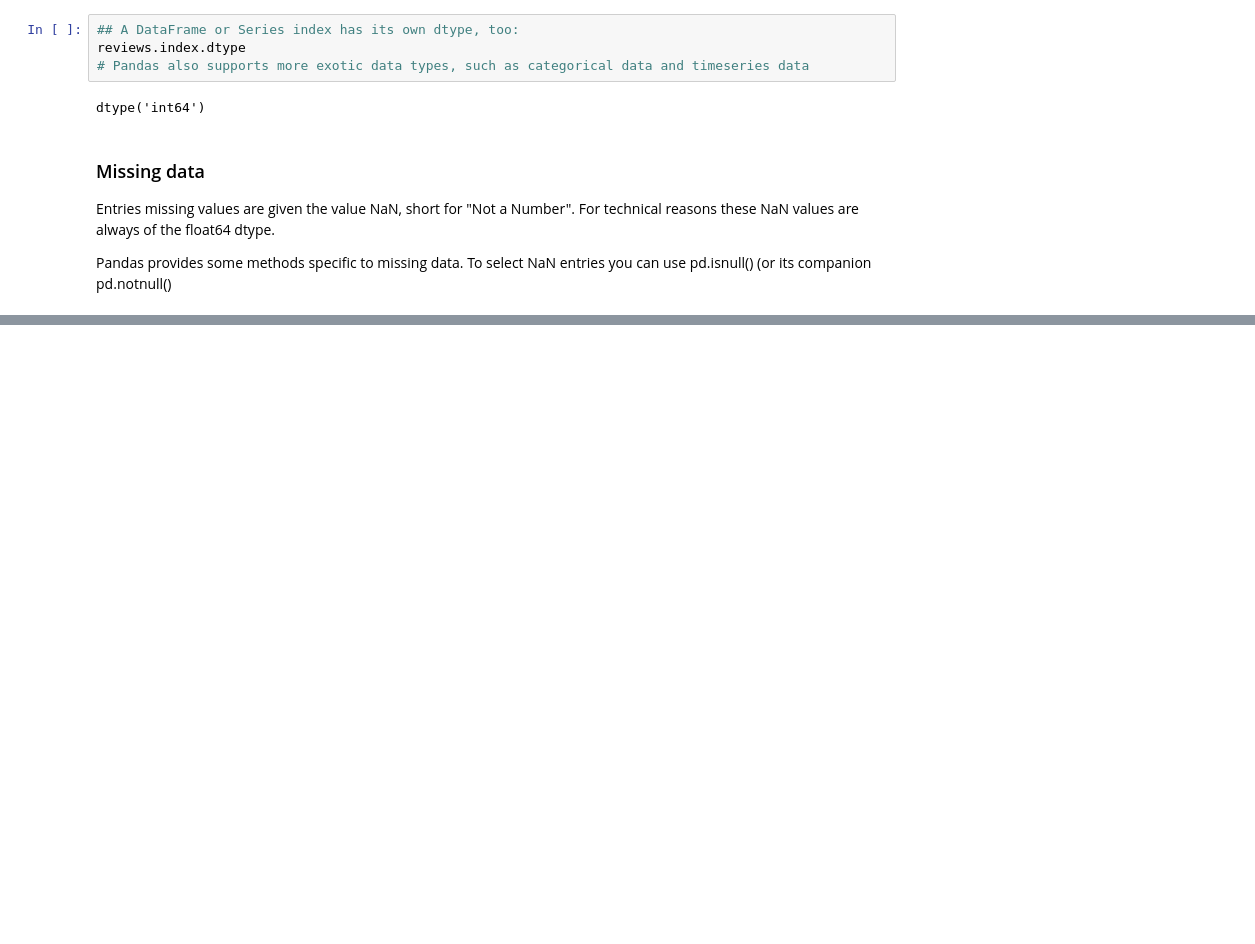
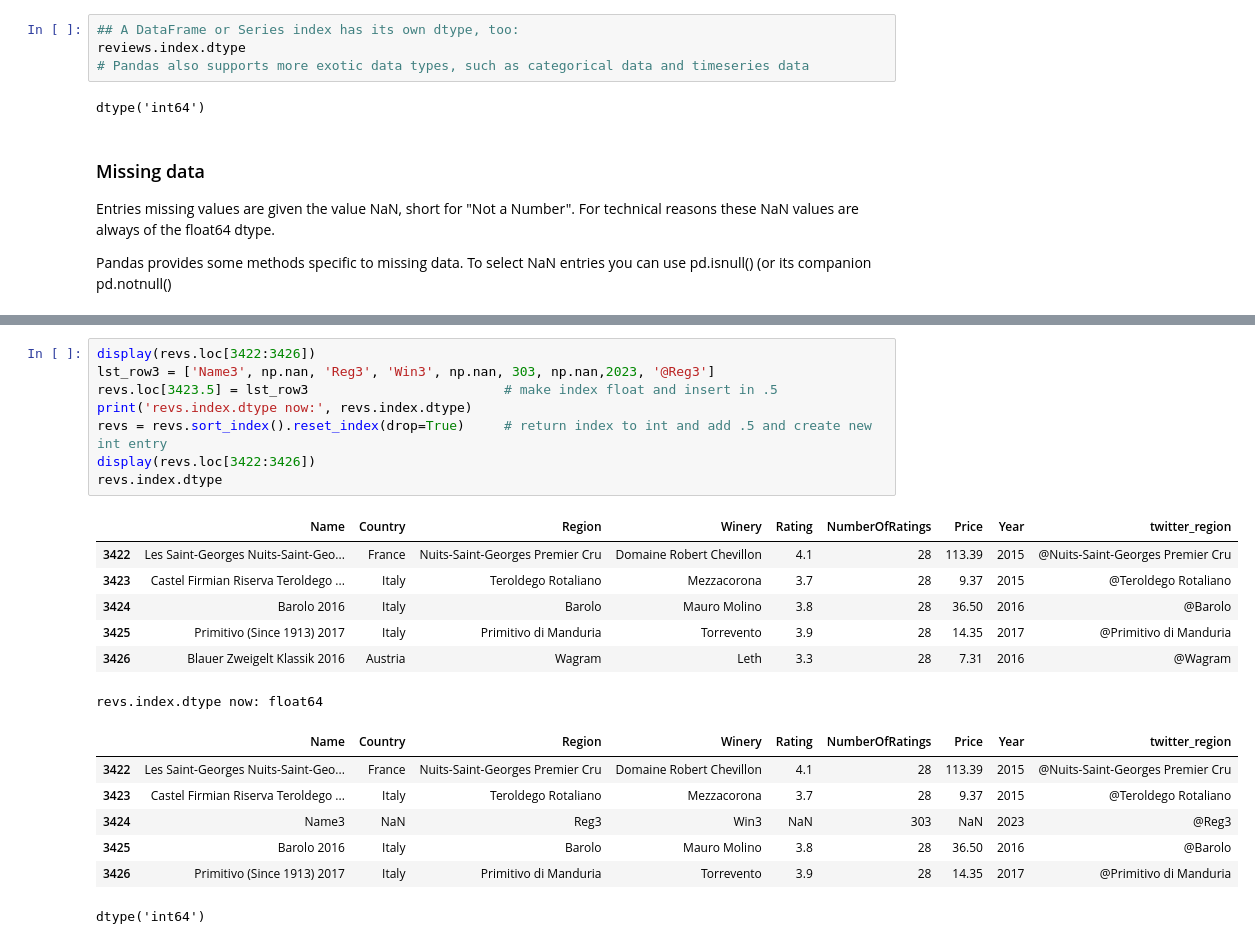
Before and after one commit to jmonti-gh/DataAnalysis_Py, a Jupyter notebook: pandas/kaggle_pd_5.ipynb, the cells around one changed output, grey strips where cells are left out. Drawn from its saved outputs; the diff is of its cells as text; blank space fills up the shorter version.

```diff
--- a/pandas/kaggle_pd_5.ipynb
+++ b/pandas/kaggle_pd_5.ipynb
@@ -104,0 +196,23 @@ Pandas provides some methods specific to missing data. To select NaN entries you
+# %%
+display(revs.loc[3422:3426])
+lst_row3 = ['Name3', np.nan, 'Reg3', 'Win3', np.nan, 303, np.nan,2023, '@Reg3']
+revs.loc[3423.5] = lst_row3                         # make index float and insert in .5
+print('revs.index.dtype now:', revs.index.dtype)
+revs = revs.sort_index().reset_index(drop=True)     # return index to int and add .5 and create new int entry
+display(revs.loc[3422:3426])
+revs.index.dtype
+# %% [output]
+|  | Name | Country | Region | Winery | Rating | NumberOfRatings | Price | Year | twitter_region |
+| 3422 | Les Saint-Georges Nuits-Saint-Geo... | France | Nuits-Saint-Georges Premier Cru | Domaine Robert Chevillon | 4.1 | 28 | 113.39 | 2015 | @Nuits-Saint-Georges Premier Cru |
+| 3423 | Castel Firmian Riserva Teroldego ... | Italy | Teroldego Rotaliano | Mezzacorona | 3.7 | 28 | 9.37 | 2015 | @Teroldego Rotaliano |
+| 3424 | Barolo 2016 | Italy | Barolo | Mauro Molino | 3.8 | 28 | 36.50 | 2016 | @Barolo |
+| 3425 | Primitivo (Since 1913) 2017 | Italy | Primitivo di Manduria | Torrevento | 3.9 | 28 | 14.35 | 2017 | @Primitivo di Manduria |
+| 3426 | Blauer Zweigelt Klassik 2016 | Austria | Wagram | Leth | 3.3 | 28 | 7.31 | 2016 | @Wagram |
+revs.index.dtype now: float64
+|  | Name | Country | Region | Winery | Rating | NumberOfRatings | Price | Year | twitter_region |
+| 3422 | Les Saint-Georges Nuits-Saint-Geo... | France | Nuits-Saint-Georges Premier Cru | Domaine Robert Chevillon | 4.1 | 28 | 113.39 | 2015 | @Nuits-Saint-Georges Premier Cru |
+| 3423 | Castel Firmian Riserva Teroldego ... | Italy | Teroldego Rotaliano | Mezzacorona | 3.7 | 28 | 9.37 | 2015 | @Teroldego Rotaliano |
+| 3424 | Name3 | NaN | Reg3 | Win3 | NaN | 303 | NaN | 2023 | @Reg3 |
+| 3425 | Barolo 2016 | Italy | Barolo | Mauro Molino | 3.8 | 28 | 36.50 | 2016 | @Barolo |
+| 3426 | Primitivo (Since 1913) 2017 | Italy | Primitivo di Manduria | Torrevento | 3.9 | 28 | 14.35 | 2017 | @Primitivo di Manduria |
+dtype('int64')
```
Also changed, not shown: parts of 28 cells of this notebook, 1 other file.
